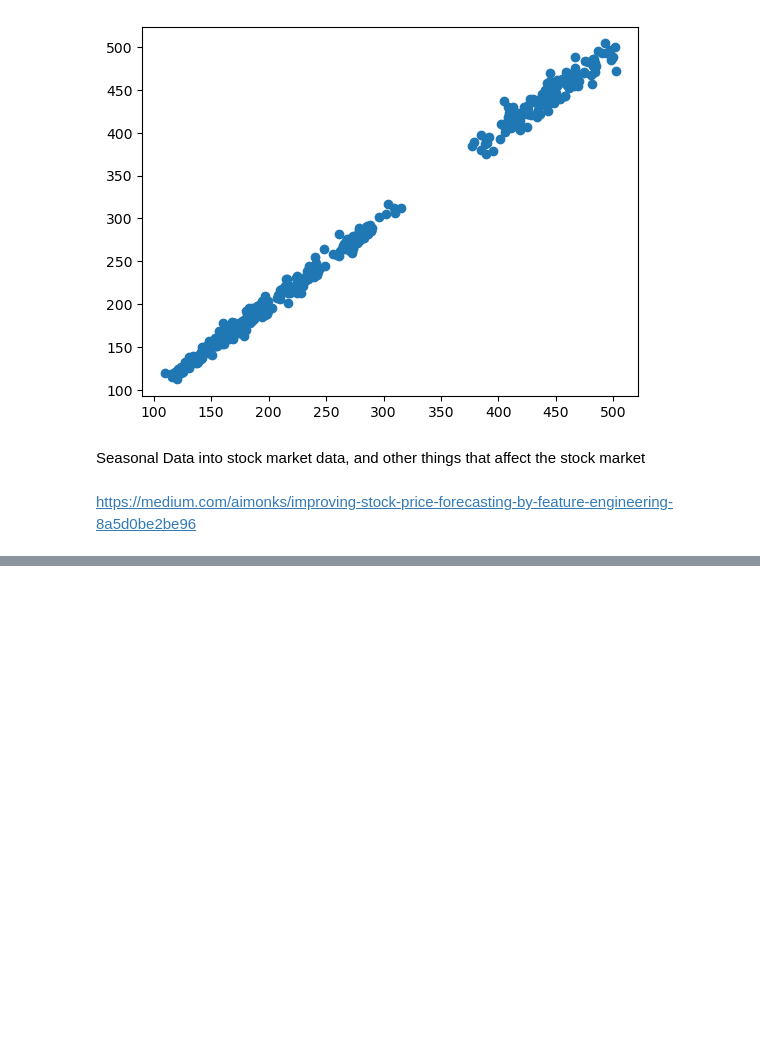
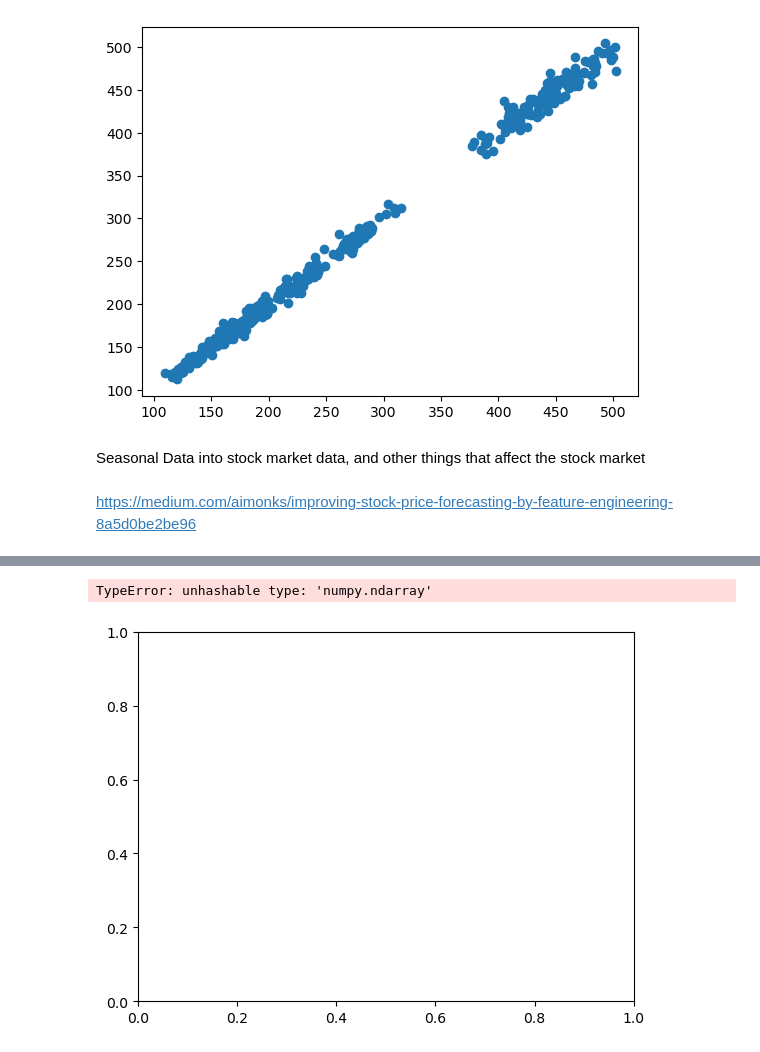
Before and after one commit to mrrkdas/Finance, a Jupyter notebook: Project/projectv2.ipynb, the cells around one changed output, grey strips where cells are left out. Saved outputs shown, nothing was run; the diff lists cells and outputs as text; code cells hidden in the pictures; blank space fills up the shorter version.

```diff
--- a/Project/projectv2.ipynb
+++ b/Project/projectv2.ipynb
@@ -173,0 +192,8 @@ https://medium.com/aimonks/improving-stock-price-forecasting-by-feature-engineer
+# %%
+X_spot = df[["Date"]]
+y_spot = df[["Close"]]
+# %%
+plt.plot(X_spot, y_spot)
+# %% [output]
+TypeError: unhashable type: 'numpy.ndarray'
+[figure, added]
```
Also changed, not shown: parts of 7 cells of this notebook.
